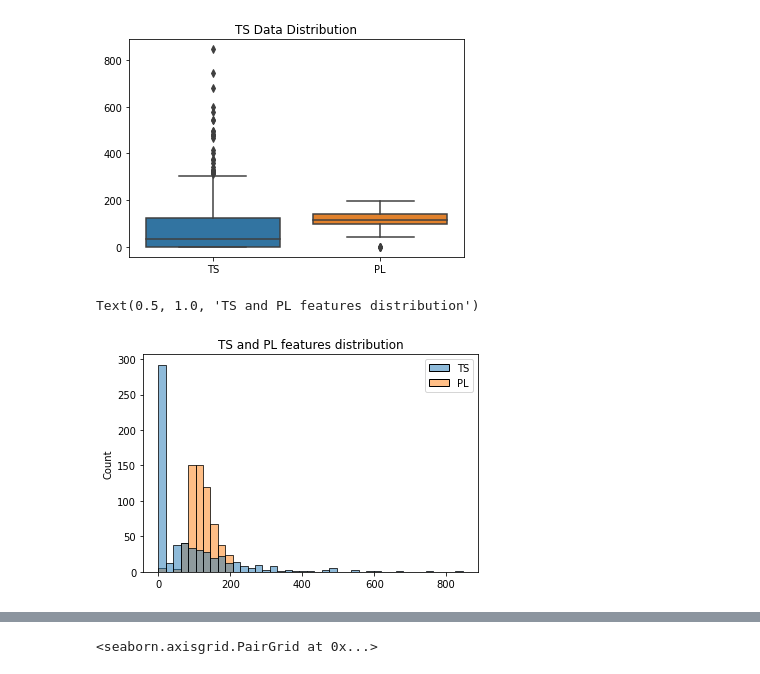
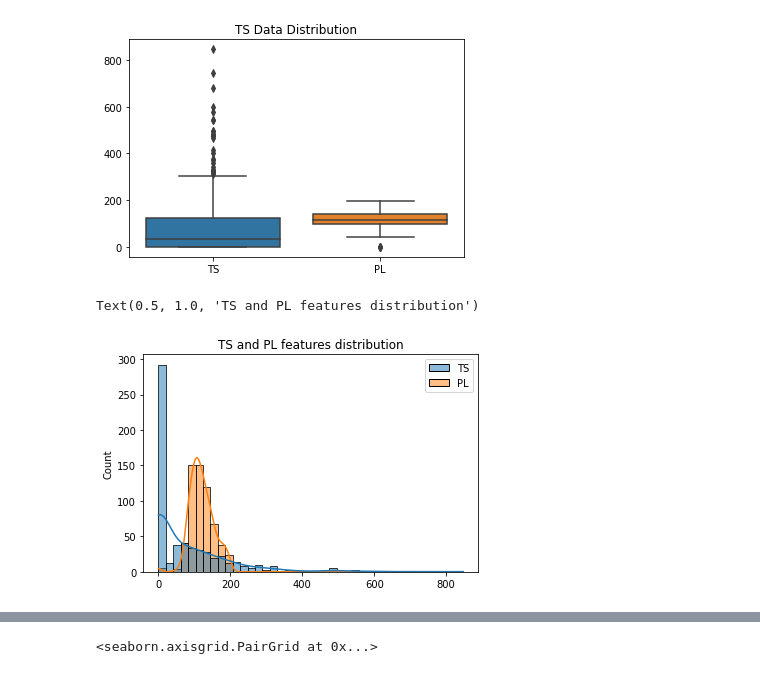
Before and after one commit to doctorf72/Naya_ML_RegressionProject, a Jupyter notebook: Regression_Project.ipynb, the cells around one changed output, grey strips where cells are left out. Saved outputs shown, nothing was run; the diff lists cells and outputs as text; code cells hidden in the pictures.

```diff
--- a/Regression_Project.ipynb
+++ b/Regression_Project.ipynb
@@ -104,7 +104,7 @@ sns.boxplot(data=df_train[['TS','PL']]).set_title('TS Data Distribution')
 Text(0.5, 1.0, 'TS Data Distribution')
 [figure]
 # %%
-sns.histplot(data=df_train[['TS', 'PL']] ).set_title("TS and PL features distribution")
+sns.histplot(data=df_train[['TS', 'PL']], kde = True ).set_title("TS and PL features distribution")
 # %% [output]
 Text(0.5, 1.0, 'TS and PL features distribution')
-[figure, old version]
+[figure, new version]
```
Also changed, not shown: parts of 2 cells of this notebook.
